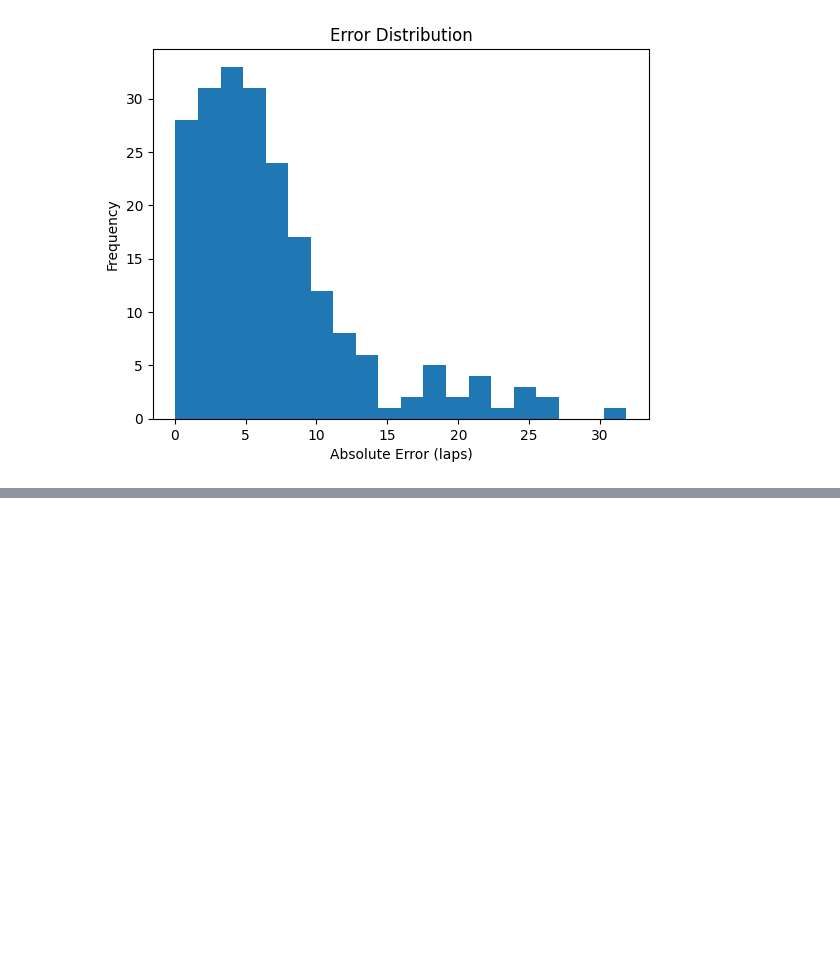
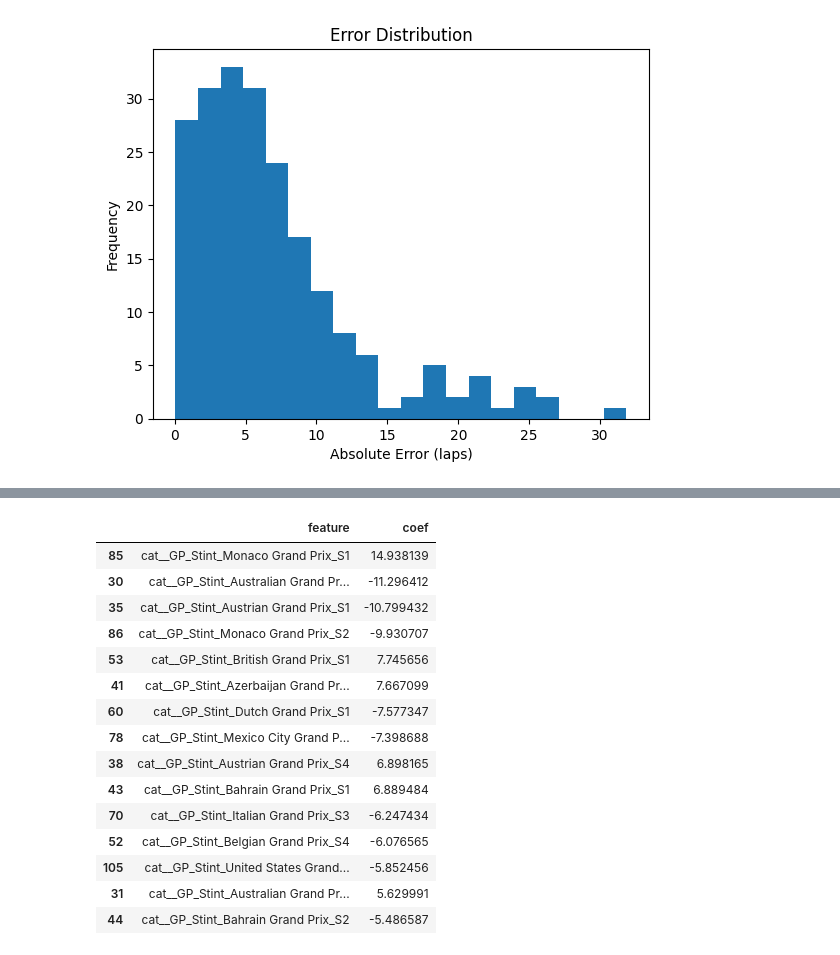
Before and after one commit to UsualSuspect09/F1-Tyre-Strategy-Engine, a Jupyter notebook: baseline_model.ipynb, the cells around one changed output, grey strips where cells are left out. Saved outputs shown, nothing was run; the diff lists cells and outputs as text; code cells hidden in the pictures; blank space fills up the shorter version.

```diff
--- a/baseline_model.ipynb
+++ b/baseline_model.ipynb
@@ -227,0 +244,29 @@ plt.show()
+# %%
+import numpy as np
+
+feature_names = model.named_steps['preprocess'].get_feature_names_out()
+coefficients = model.named_steps['regressor'].coef_
+
+coef_df = pd.DataFrame({
+    'feature': feature_names,
+    'coef': coefficients
+}).sort_values(by='coef', key=abs, ascending=False)
+
+coef_df.head(15)
+# %% [output]
+|  | feature | coef |
+| 85 | cat__GP_Stint_Monaco Grand Prix_S1 | 14.938139 |
+| 30 | cat__GP_Stint_Australian Grand Pr... | -11.296412 |
+| 35 | cat__GP_Stint_Austrian Grand Prix_S1 | -10.799432 |
+| 86 | cat__GP_Stint_Monaco Grand Prix_S2 | -9.930707 |
+| 53 | cat__GP_Stint_British Grand Prix_S1 | 7.745656 |
+| 41 | cat__GP_Stint_Azerbaijan Grand Pr... | 7.667099 |
+| 60 | cat__GP_Stint_Dutch Grand Prix_S1 | -7.577347 |
+| 78 | cat__GP_Stint_Mexico City Grand P... | -7.398688 |
+| 38 | cat__GP_Stint_Austrian Grand Prix_S4 | 6.898165 |
+| 43 | cat__GP_Stint_Bahrain Grand Prix_S1 | 6.889484 |
+| 70 | cat__GP_Stint_Italian Grand Prix_S3 | -6.247434 |
+| 52 | cat__GP_Stint_Belgian Grand Prix_S4 | -6.076565 |
+| 105 | cat__GP_Stint_United States Grand... | -5.852456 |
+| 31 | cat__GP_Stint_Australian Grand Pr... | 5.629991 |
+| 44 | cat__GP_Stint_Bahrain Grand Prix_S2 | -5.486587 |
```
Also changed, not shown: parts of 9 cells of this notebook.
